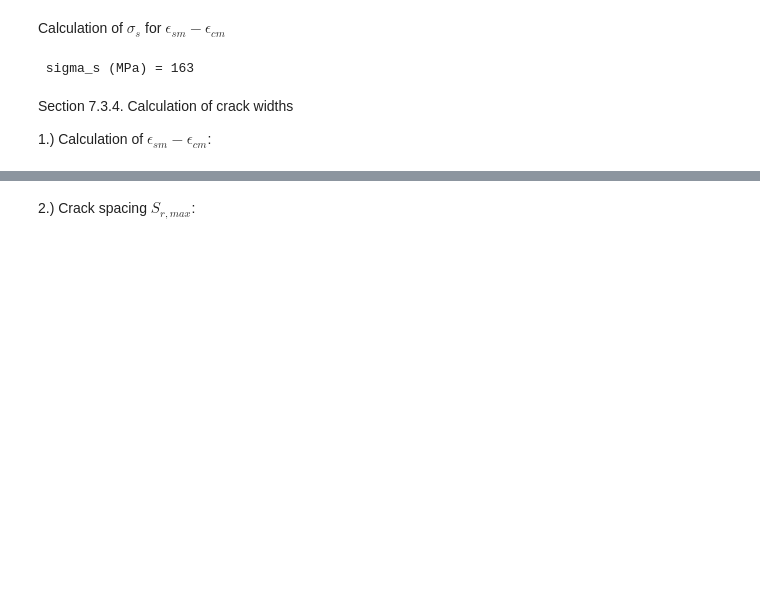
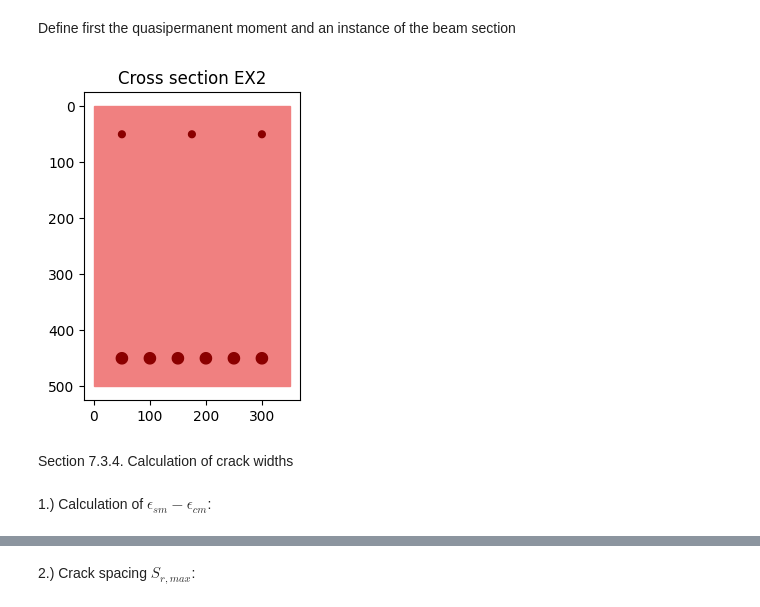
Before and after one commit to fib-international/structuralcodes, a Jupyter notebook: EX2_part1.ipynb, the cells around one changed output, grey strips where cells are left out. Drawn from its saved outputs; the diff is of its cells as text; code cells hidden in the pictures; blank space fills up the shorter version.

```diff
--- a/EX2_part1.ipynb
+++ b/EX2_part1.ipynb
@@ -29,39 +30,33 @@ from structuralcodes.sections._generic import GenericSection
 from structuralcodes.materials.constitutive_laws import Elastic, ElasticPlastic,ParabolaRectangle,UserDefined
 from structuralcodes.plots.section_plots import draw_section,get_stress_point,draw_section_response
 from SLS_section_response import calculate_strain_profile
+# %% [markdown]
+Define first the quasipermanent moment and an instance of the beam section
+# %%
+long_beam = 6.75
+
+# caracteriscic load
+qk=12.2 + 5.2 + 11.7 # kN/m
+# cuasipermant load
+q_cuasip=12.2 + 5.2 + 11.7 * 0.3 # kN/m
+
+fi = 2.5
+
+# Mcuasip at midspan
+m_cuasip = q_cuasip * long_beam**2/8
+
+# Define the cross section
+concrete = ConcreteEC2_2004(25)
+reinforcemnet = ReinforcementEC2_2004(fyk=500, Es=200000, density=7850, ftk=550, epsuk=0.07)
+poly = Polygon(((0, 0), (350, 0), (350, 500), (0, 500)))
+geo = SurfaceGeometry(poly, concrete)
+geo = add_reinforcement_line(geo, (50, 50), (300, 50),12, reinforcemnet, n=3)
+geo = add_reinforcement_line(geo, (50, 450), (300, 450), 20, reinforcemnet, n=6)
+sec = GenericSection(geo)
+draw_section(sec,'Cross section EX2')
+# %% [output]
+[figure, added]
+# %% [markdown]
+Section 7.3.4. Calculation of crack widths
 # %% [markdown]
-Calculation of  $\sigma_s$ for $\epsilon_{sm} - \epsilon_{cm}$
+1.) Calculation of $\epsilon_{sm} - \epsilon_{cm}$:
-# %%
-long_beam = 6.75
-
-# caracteriscic load
-qk=12.2 + 5.2 + 11.7 # kN/m
-# cuasipermant load
-q_cuasip=12.2 + 5.2 + 11.7 * 0.3 # kN/m
-
-fi = 2.5
-
-# Mcuasip at midspan
-m_cuasip = q_cuasip * long_beam**2/8
-
-# Define the cross section
-concrete = ConcreteEC2_2004(25)
-reinforcemnet = ReinforcementEC2_2004(fyk=500, Es=200000, density=7850, ftk=550, epsuk=0.07)
-poly = Polygon(((0, 0), (350, 0), (350, 500), (0, 500)))
-geo = SurfaceGeometry(poly, concrete)
-geo = add_reinforcement_line(geo, (50, 50), (300, 50),12, reinforcemnet, n=3)
-geo = add_reinforcement_line(geo, (50, 450), (300, 450), 20, reinforcemnet, n=6)
-sec = GenericSection(geo)
-
-
-eps1,chiy = calculate_strain_profile(sec,0,m_cuasip*1e6)
-#draw_section_response(sec,eps1,chiy)
-# get stress in a reinforced bar
-sigma_s = get_stress_point (sec,50,450,eps1,chiy,0)
-print(' sigma_s (MPa) =',round(sigma_s))
-# %% [output]
- sigma_s (MPa) = 163
-# %% [markdown]
-Section 7.3.4. Calculation of crack widths
-
-1.) Calculation of $\epsilon_{sm} - \epsilon_{cm}$:
```
Also changed, not shown: parts of 4 cells of this notebook, 3 other files.
